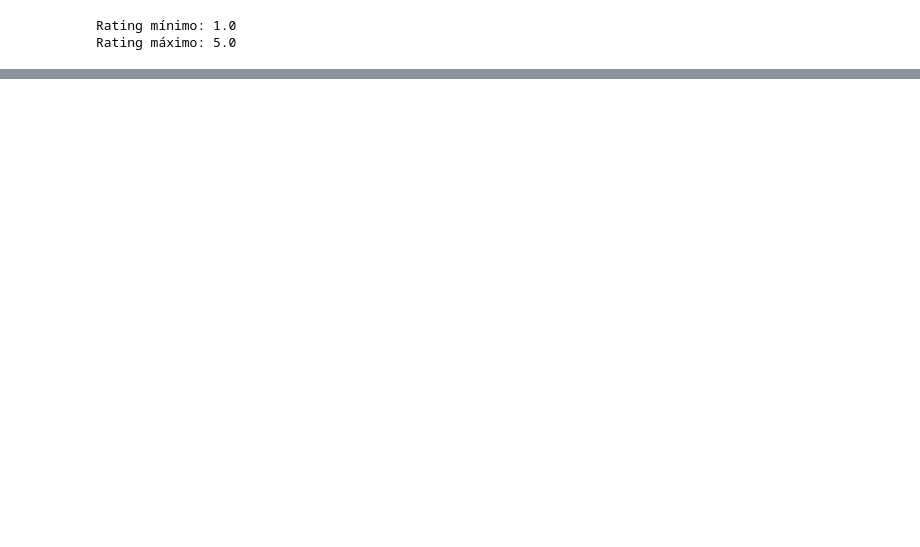
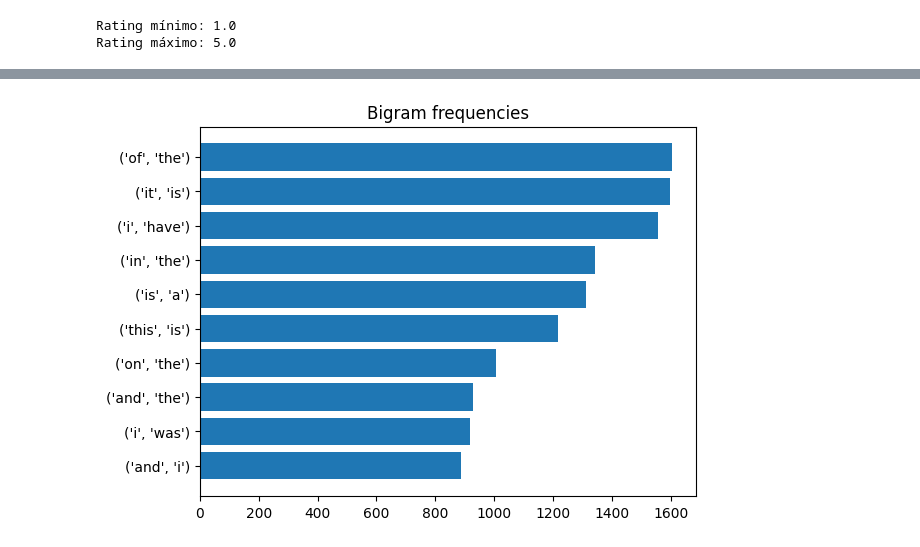
Before and after one commit to mariaeugenia-alvarez/nlp-searching, a Jupyter notebook: Project/1-Carga y exploracion.ipynb, the cells around one changed output, grey strips where cells are left out. Cells and saved outputs as stored; diff of their text form; code cells hidden in the pictures; blank space fills up the shorter version.

```diff
--- a/Project/1-Carga y exploracion.ipynb
+++ b/Project/1-Carga y exploracion.ipynb
@@ -48,0 +202,6 @@ Rating 5.0: 13,443,487 reviews (67.37%)
+# %%
+bigrams_ = ngrams(words, 2)
+trigrams_ = ngrams(words, 3)
+# %%
+bigrams_freq_ = FreqDist(bigrams_)
+trigrams_freq_ = FreqDist(trigrams_)
@@ -48,0 +234,17 @@ Rating 5.0: 13,443,487 reviews (67.37%)
+# %%
+bg_freq_most_common = bigrams_freq_.most_common(10)
+bgs_ = [str(bg[0]) for bg in bg_freq_most_common]
+bgs_f_ = [bg[1] for bg in bg_freq_most_common]
+
+tg_freq_most_common = trigrams_freq_.most_common(10)
+tgs_ = [str(tg[0]) for tg in tg_freq_most_common]
+tgs_f_ = [tg[1] for tg in tg_freq_most_common]
+# %%
+bgs_f_, bgs_ = zip(*sorted(zip(bgs_f_, bgs_)))
+tgs_f_, tgs_ = zip(*sorted(zip(tgs_f_, tgs_)))
+# %%
+plt.barh(bgs_, bgs_f_)
+plt.title('Bigram frequencies')
+plt.show()
+# %% [output]
+[figure, added]
```
Also changed, not shown: parts of 48 cells of this notebook, 1 other file.
